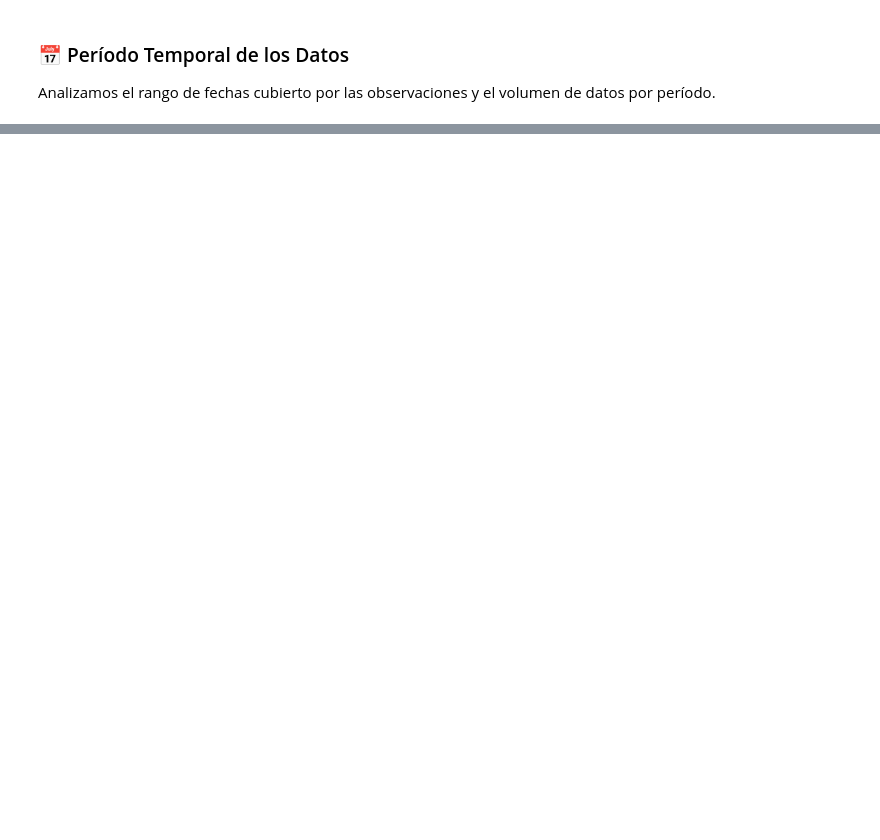
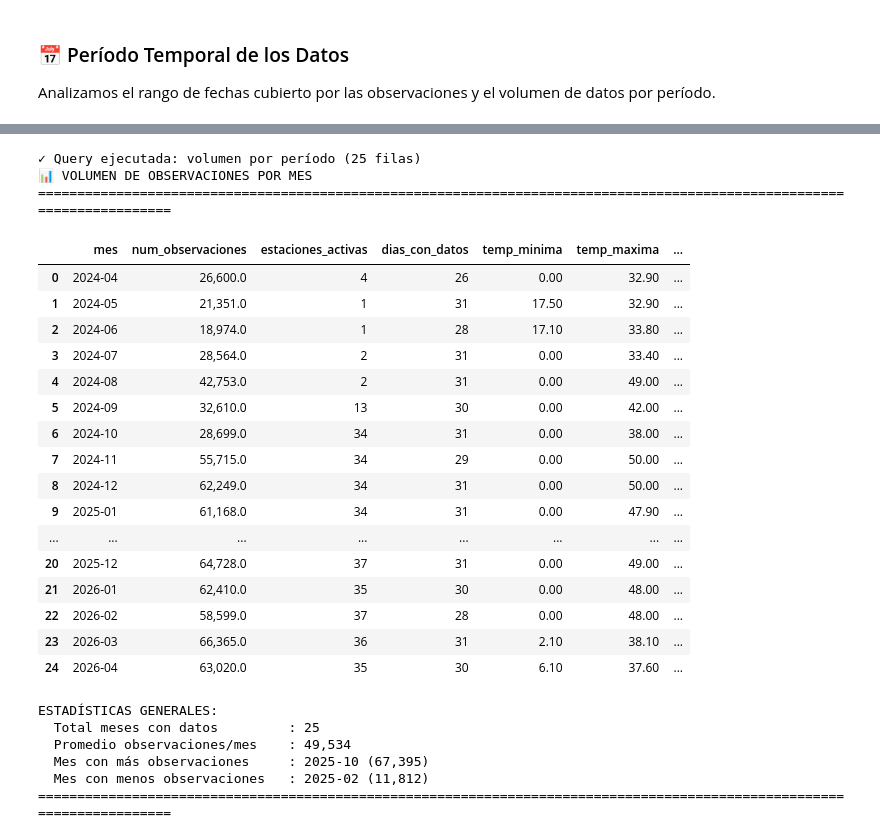
Before and after one commit to jdrodas/TemperaturaAntioquiaTSDBS, a Jupyter notebook: eda/eda_temperatura_antioquia.ipynb, the cells around one changed output, grey strips where cells are left out. Cells and saved outputs as stored; diff of their text form; code cells hidden in the pictures; blank space fills up the shorter version.

Commit message:
Refactorización del jupyter notebook del EDA para utilizar vistas materializadas en postgreSQL

```diff
--- a/eda/eda_temperatura_antioquia.ipynb
+++ b/eda/eda_temperatura_antioquia.ipynb
@@ -2474,0 +528,70 @@ print("\n" + "="*80)
+# %%
+query_volumen = f"""
+SELECT
+    DATE_TRUNC('month', dia)                AS mes,
+    SUM(num_observaciones)                  AS num_observaciones,
+    COUNT(DISTINCT estacion_id)             AS estaciones_activas,
+    COUNT(DISTINCT dia)                     AS dias_con_datos,
+    MIN(temp_minima)                        AS temp_minima,
+    MAX(temp_maxima)                        AS temp_maxima,
+    ROUND(AVG(temp_promedio)::numeric, 2)   AS temp_promedio
+FROM mv_resumen_diario
+{build_where(PARAMS, alias='', operator='WHERE').replace('fecha', 'dia')}
+GROUP BY DATE_TRUNC('month', dia)
+ORDER BY mes;
+"""
+
+df_volumen = ejecutar_query(query_volumen, "volumen por período")
+
+if df_volumen is not None:
+    print("📊 VOLUMEN DE OBSERVACIONES POR MES")
+    print("="*120)
+
+    # Formatear para visualización
+    df_volumen_display = df_volumen.copy()
+    df_volumen_display['mes']               = pd.to_datetime(df_volumen_display['mes']).dt.strftime('%Y-%m')
+    df_volumen_display['num_observaciones'] = df_volumen_display['num_observaciones'].apply(lambda x: f'{x:,}')
+    df_volumen_display['temp_minima']       = df_volumen_display['temp_minima'].apply(lambda x: f'{x:.2f}')
+    df_volumen_display['temp_maxima']       = df_volumen_display['temp_maxima'].apply(lambda x: f'{x:.2f}')
+    df_volumen_display['temp_promedio']     = df_volumen_display['temp_promedio'].apply(lambda x: f'{x:.2f}')
+
+    display(HTML(df_volumen_display.to_html()))
+
+    # Estadísticas generales
+    df_volumen['num_observaciones'] = df_volumen['num_observaciones'].astype(int)
+    idx_max = df_volumen['num_observaciones'].idxmax()
+    idx_min = df_volumen['num_observaciones'].idxmin()
+
+    print(f"\nESTADÍSTICAS GENERALES:")
+    print(f"  Total meses con datos         : {len(df_volumen)}")
+    print(f"  Promedio observaciones/mes    : {df_volumen['num_observaciones'].mean():,.0f}")
+    print(f"  Mes con más observaciones     : {pd.to_datetime(df_volumen.loc[idx_max, 'mes']).strftime('%Y-%m')} ({df_volumen.loc[idx_max, 'num_observaciones']:,})")
+    print(f"  Mes con menos observaciones   : {pd.to_datetime(df_volumen.loc[idx_min, 'mes']).strftime('%Y-%m')} ({df_volumen.loc[idx_min, 'num_observaciones']:,})")
+    print("="*120)
+# %% [output]
+✓ Query ejecutada: volumen por período (25 filas)
+📊 VOLUMEN DE OBSERVACIONES POR MES
+========================================================================================================================
+|  | mes | num_observaciones | estaciones_activas | dias_con_datos | temp_minima | temp_maxima | ... |
+| 0 | 2024-04 | 26,600.0 | 4 | 26 | 0.00 | 32.90 | ... |
+| 1 | 2024-05 | 21,351.0 | 1 | 31 | 17.50 | 32.90 | ... |
+| 2 | 2024-06 | 18,974.0 | 1 | 28 | 17.10 | 33.80 | ... |
+| 3 | 2024-07 | 28,564.0 | 2 | 31 | 0.00 | 33.40 | ... |
+| 4 | 2024-08 | 42,753.0 | 2 | 31 | 0.00 | 49.00 | ... |
+| 5 | 2024-09 | 32,610.0 | 13 | 30 | 0.00 | 42.00 | ... |
+| 6 | 2024-10 | 28,699.0 | 34 | 31 | 0.00 | 38.00 | ... |
+| 7 | 2024-11 | 55,715.0 | 34 | 29 | 0.00 | 50.00 | ... |
+| 8 | 2024-12 | 62,249.0 | 34 | 31 | 0.00 | 50.00 | ... |
+| 9 | 2025-01 | 61,168.0 | 34 | 31 | 0.00 | 47.90 | ... |
+| ... | ... | ... | ... | ... | ... | ... | ... |
+| 20 | 2025-12 | 64,728.0 | 37 | 31 | 0.00 | 49.00 | ... |
+| 21 | 2026-01 | 62,410.0 | 35 | 30 | 0.00 | 48.00 | ... |
+| 22 | 2026-02 | 58,599.0 | 37 | 28 | 0.00 | 48.00 | ... |
+| 23 | 2026-03 | 66,365.0 | 36 | 31 | 2.10 | 38.10 | ... |
+| 24 | 2026-04 | 63,020.0 | 35 | 30 | 6.10 | 37.60 | ... |
+ESTADÍSTICAS GENERALES:
+  Total meses con datos         : 25
+  Promedio observaciones/mes    : 49,534
+  Mes con más observaciones     : 2025-10 (67,395)
+  Mes con menos observaciones   : 2025-02 (11,812)
+========================================================================================================================
```
Also changed, not shown: parts of 79 cells of this notebook, 1 other file.
